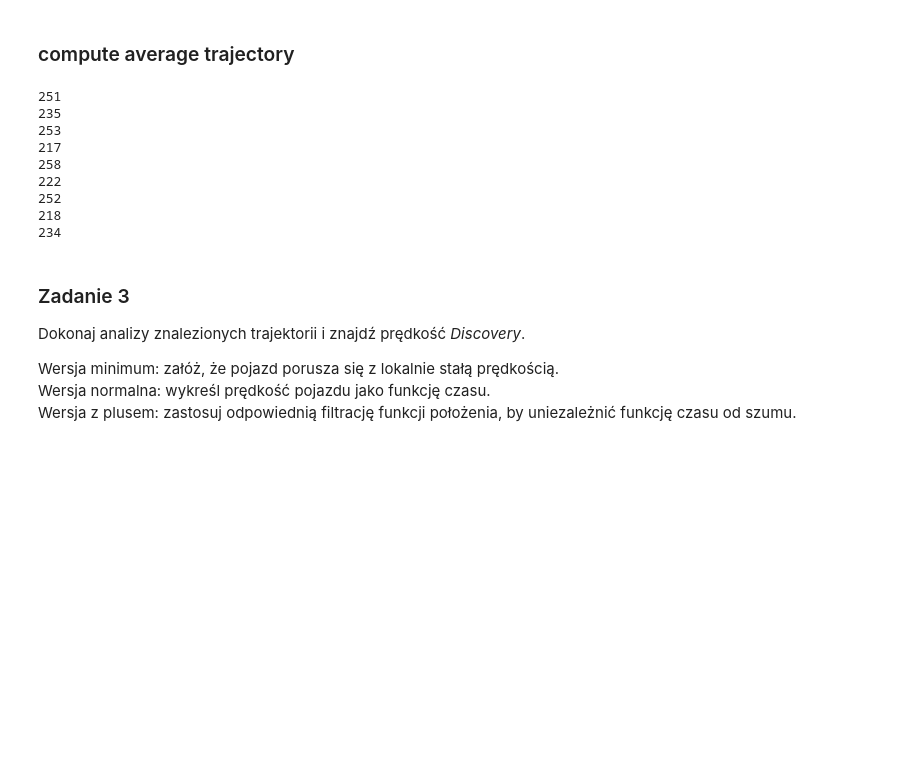
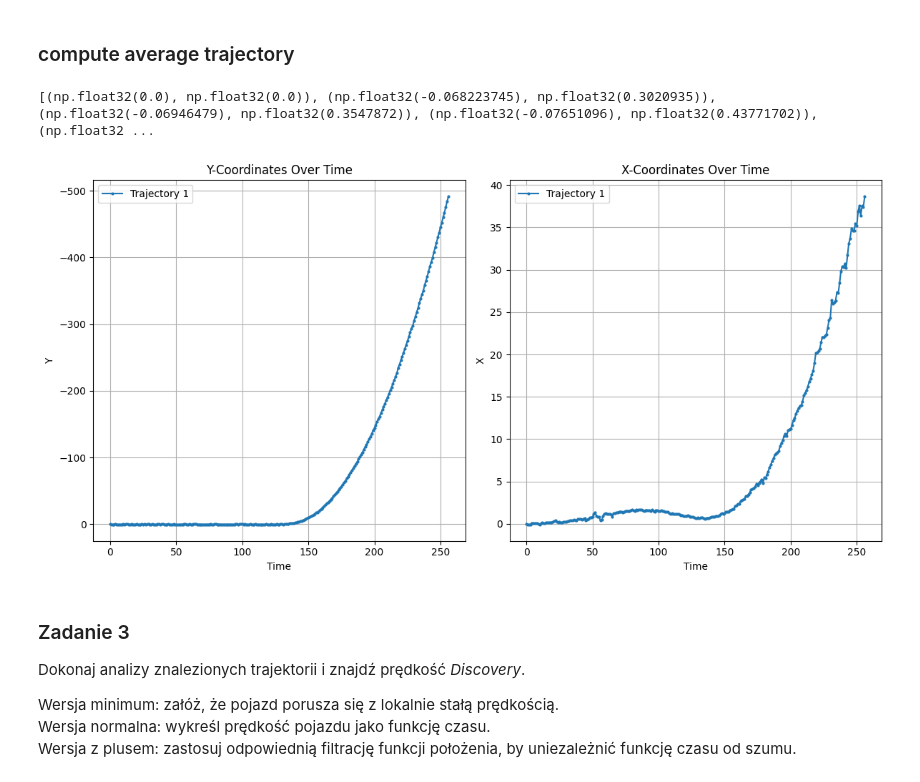
Before and after one commit to piotrdurniat/image-and-video-analysis-and-processing, a Jupyter notebook: lab8/Lab8.2_zadanie.ipynb, the cells around one changed output. Drawn from its saved outputs; the diff is of its cells as text; code cells hidden in the pictures; blank space fills up the shorter version.

Commit message:
calculate average relative trajectory

```diff
--- a/lab8/Lab8.2_zadanie.ipynb
+++ b/lab8/Lab8.2_zadanie.ipynb
@@ -433,15 +442,16 @@ plot_trajectories_time(new_trajectories)
 ### Compute relative trajectories (to each starting point)
 # %%
 def vector_difference(
-    point1: tuple[float, float], point2: tuple[float, float]
-) -> tuple[float, float]:
+    point1: tuple[np.float32, np.float32],
+    point2: tuple[np.float32, np.float32],
+) -> tuple[np.float32, np.float32]:
     """Compute the difference between two 2D vectors."""
     return point1[0] - point2[0], point1[1] - point2[1]
 
 
 def compute_relative_trajectories(
-    trajectories: list[list[tuple[float, float]]]
-) -> list[list[tuple[float, float]]]:
+    trajectories: list[list[tuple[np.float32, np.float32]]]
+) -> list[list[tuple[np.float32, np.float32]]]:
     """
     Convert absolute positions in trajectories to relative positions
     (relative to the starting point of each trajectory).
@@ -469,22 +479,40 @@ plot_trajectories_time(relative_trajectories)
 ### compute average trajectory
 # %%
 def get_average_trajectory(
-    trajectories: list[list[tuple[float, float]]]
-) -> list[tuple[float, float]]:
-    for trajectory in trajectories:
-        print(len(trajectory))
+    trajectories: list[list[tuple[np.float32, np.float32]]]
+) -> list[tuple[np.float32, np.float32]]:
+    i = 0
+    count = 0
+    length = max([len(trajectory) for trajectory in trajectories])
+    merged = [[np.float32(0.0), np.float32(0.0)] for _ in range(length)]
+
+    while True:
+        # mergerd.append(0)
+        for trajectory in trajectories:  # for each entry in the dictionary
+            if (
+                len(trajectory) <= i
+            ):  # if the list for that entry doesn't have a element
+                continue
+            merged[i][0] += trajectory[i][0]
+            merged[i][1] += trajectory[i][1]
+            count += 1
+        if count == 0:  # if there were no more elements
+            merged.pop()
+            break
+        merged[i][0] = merged[i][0] / count
+        merged[i][1] = merged[i][1] / count
+        count = 0
+        i += 1
+
+    merged = [(pos[0], pos[1]) for pos in merged]
+    return merged
 # %%
-get_average_trajectory(relative_trajectories)
+avearage_trajectory = get_average_trajectory(relative_trajectories)
+
+plot_trajectories_time([avearage_trajectory])
 # %% [output]
-251
-235
-253
-217
-258
-222
-252
-218
-234
+[(np.float32(0.0), np.float32(0.0)), (np.float32(-0.068223745), np.float32(0.3020935)), (np.float32(-0.06946479), np.float32(0.3547872)), (np.float32(-0.07651096), np.float32(0.43771702)), (np.float32 ...
+[figure, added]
 # %% [markdown]
 ### Zadanie 3
 
```
Also changed, not shown: parts of 3 cells of this notebook.
